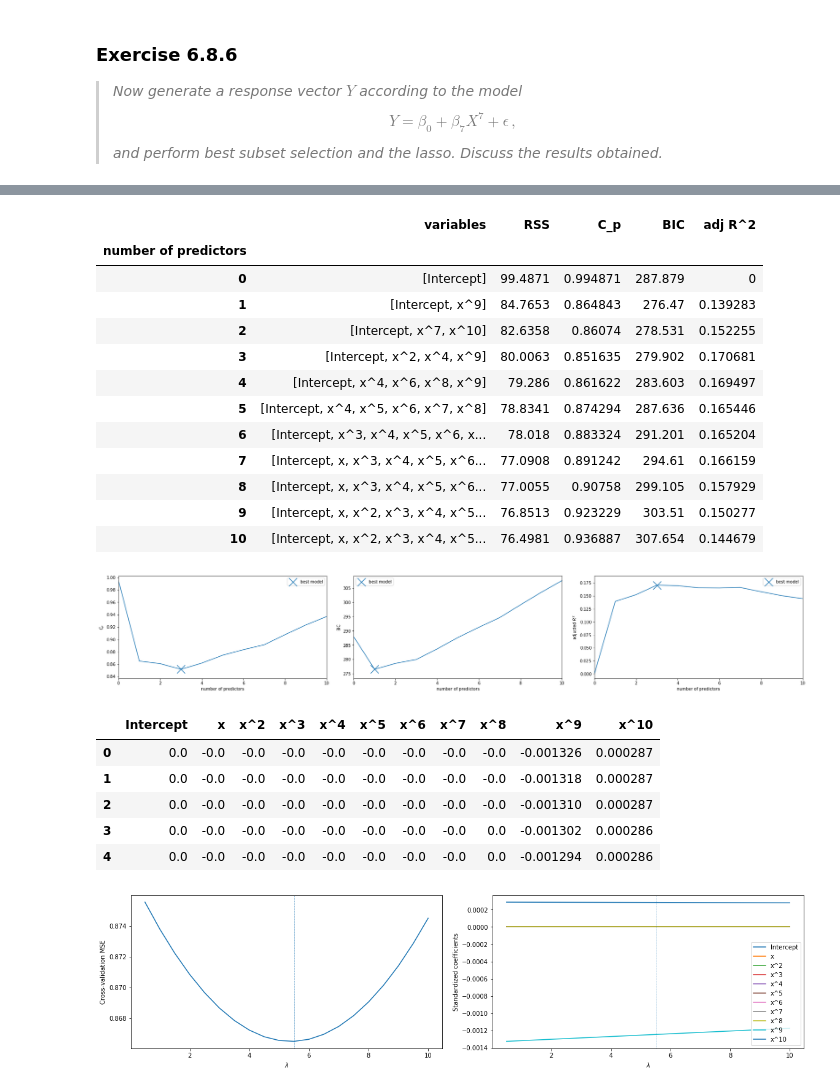
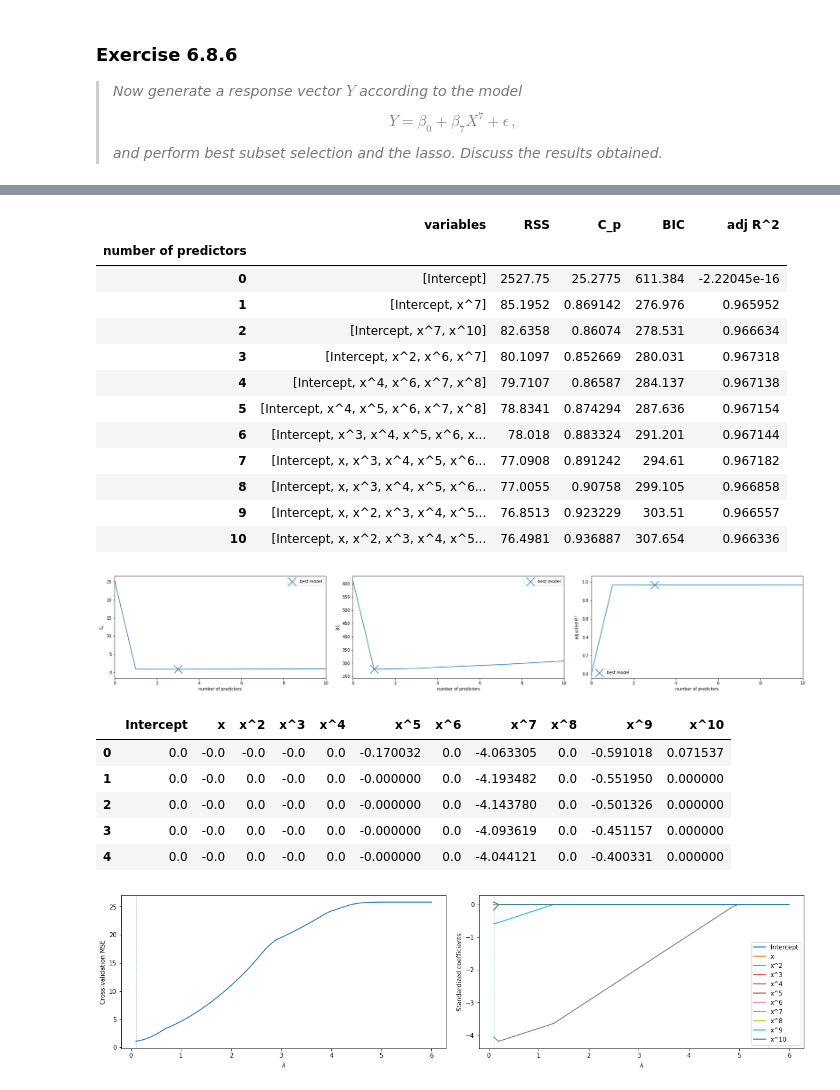
Before and after one commit to HerrBroekman/Python-solutions-for-An-Introduction-to-Statistical-Learning, a Jupyter notebook: Chapter6/Exercise08/6_8.ipynb, the cells around one changed output, grey strips where cells are left out. Saved outputs shown, nothing was run; the diff lists cells and outputs as text; code cells hidden in the pictures.

Commit message:
Forgot to use df_x_standardized for the second lasso regression.

```diff
--- a/Chapter6/Exercise08/6_8.ipynb
+++ b/Chapter6/Exercise08/6_8.ipynb
@@ -418,7 +418,7 @@ $$
 and perform best subset selection and the lasso. Discuss the results obtained.</i>
 </blockquote>
 # %%
-y = b0 - 0.01*x**7 + epsilon
+y = b0 - 0.1*x**7 + epsilon
 df_y = pd.DataFrame({'y': y})
 
 model = sm.OLS(df_y, df_x[['Intercept', 'x^7']])
@@ -496,32 +496,32 @@ _ = ax3.legend()
 # %% [output]
 |  | variables | RSS | C_p | BIC | adj R^2 |
 | number of predictors |  |  |  |  |  |
-| 0 | [Intercept] | 99.4871 | 0.994871 | 287.879 | 0 |
-| 1 | [Intercept, x^9] | 84.7653 | 0.864843 | 276.47 | 0.139283 |
-| 2 | [Intercept, x^7, x^10] | 82.6358 | 0.86074 | 278.531 | 0.152255 |
-| 3 | [Intercept, x^2, x^4, x^9] | 80.0063 | 0.851635 | 279.902 | 0.170681 |
-| 4 | [Intercept, x^4, x^6, x^8, x^9] | 79.286 | 0.861622 | 283.603 | 0.169497 |
-| 5 | [Intercept, x^4, x^5, x^6, x^7, x^8] | 78.8341 | 0.874294 | 287.636 | 0.165446 |
-| 6 | [Intercept, x^3, x^4, x^5, x^6, x... | 78.018 | 0.883324 | 291.201 | 0.165204 |
-| 7 | [Intercept, x, x^3, x^4, x^5, x^6... | 77.0908 | 0.891242 | 294.61 | 0.166159 |
-| 8 | [Intercept, x, x^3, x^4, x^5, x^6... | 77.0055 | 0.90758 | 299.105 | 0.157929 |
-| 9 | [Intercept, x, x^2, x^3, x^4, x^5... | 76.8513 | 0.923229 | 303.51 | 0.150277 |
-| 10 | [Intercept, x, x^2, x^3, x^4, x^5... | 76.4981 | 0.936887 | 307.654 | 0.144679 |
+| 0 | [Intercept] | 2527.75 | 25.2775 | 611.384 | -2.22045e-16 |
+| 1 | [Intercept, x^7] | 85.1952 | 0.869142 | 276.976 | 0.965952 |
+| 2 | [Intercept, x^7, x^10] | 82.6358 | 0.86074 | 278.531 | 0.966634 |
+| 3 | [Intercept, x^2, x^6, x^7] | 80.1097 | 0.852669 | 280.031 | 0.967318 |
+| 4 | [Intercept, x^4, x^6, x^7, x^8] | 79.7107 | 0.86587 | 284.137 | 0.967138 |
+| 5 | [Intercept, x^4, x^5, x^6, x^7, x^8] | 78.8341 | 0.874294 | 287.636 | 0.967154 |
+| 6 | [Intercept, x^3, x^4, x^5, x^6, x... | 78.018 | 0.883324 | 291.201 | 0.967144 |
+| 7 | [Intercept, x, x^3, x^4, x^5, x^6... | 77.0908 | 0.891242 | 294.61 | 0.967182 |
+| 8 | [Intercept, x, x^3, x^4, x^5, x^6... | 77.0055 | 0.90758 | 299.105 | 0.966858 |
+| 9 | [Intercept, x, x^2, x^3, x^4, x^5... | 76.8513 | 0.923229 | 303.51 | 0.966557 |
+| 10 | [Intercept, x, x^2, x^3, x^4, x^5... | 76.4981 | 0.936887 | 307.654 | 0.966336 |
-[figure, old version]
+[figure, new version]
 # %%
 # lasso model
 columns = df_x.columns
 loocv = LeaveOneOut() # leave-one-out cross-validation
-stop = 10
-num = 20
+stop = 6
+num = 60
 start = stop / num
 lambda_arr = np.linspace(start=start, stop=stop, num=num)
 mse_arr = np.empty(shape=lambda_arr.shape)
 coef_arr = np.zeros(shape=(lambda_arr.shape[0], int(p+1)))
 for index, lambda_ in enumerate(lambda_arr):
     MSE = 0
-    for train_index, test_index in loocv.split(df_x):
-        df_x_train, df_x_test = df_x.iloc[train_index], df_x.iloc[test_index]
+    for train_index, test_index in loocv.split(df_x_standardized):
+        df_x_train, df_x_test = df_x_standardized.iloc[train_index], df_x_standardized.iloc[test_index]
         df_y_train, df_y_test = df_y.iloc[train_index], df_y.iloc[test_index]
 
         model = Lasso(alpha=lambda_)
@@ -532,39 +532,39 @@ for index, lambda_ in enumerate(lambda_arr):
     mse_arr[index] = MSE / n
 
     model = Lasso(alpha=lambda_)
-    _ = model.fit(df_x, df_y) # fit with full data set
+    _ = model.fit(df_x_standardized, df_y) # fit with full data set
     coef_arr[index] = model.coef_
 
 df_lasso_results = pd.DataFrame({
     'lambda': lambda_arr,
     'MSE': mse_arr,
 })
 lambda_min_mse = df_lasso_results.loc[df_lasso_results['MSE'].idxmin()].loc['lambda']
 
 df_coef = pd.DataFrame(coef_arr, columns=columns)
 df_coef.head()
 
 numberOfSubplots = 2
 fig, [ax1, ax2] = plt.subplots(1, numberOfSubplots, constrained_layout=True, figsize=(8*numberOfSubplots, 4))
 
 _ = df_lasso_results.plot(x='lambda', y='MSE', ax=ax1, legend=None)
 _ = ax1.axvline(x=lambda_min_mse, linestyle='dashed', linewidth=0.5)
 _ = ax1.set_ylabel('Cross-validation MSE')
 _ = ax1.set_xlabel(r'$\lambda$')
 
 for column in columns:
     _ = ax2.plot(df_lasso_results['lambda'], df_coef[column], label=column)
     _ = ax2.set_ylabel('Standardized coefficients')
     _ = ax2.set_xlabel(r'$\lambda$')
 
 _ = ax2.axvline(x=lambda_min_mse, linestyle='dashed', linewidth=0.5)
 _ = ax2.legend(loc='lower right')
 _ = ax1.set_xlim(ax2.get_xlim())
 # %% [output]
 |  | Intercept | x | x^2 | x^3 | x^4 | x^5 | x^6 | x^7 | x^8 | x^9 | x^10 |
-| 0 | 0.0 | -0.0 | -0.0 | -0.0 | -0.0 | -0.0 | -0.0 | -0.0 | -0.0 | -0.001326 | 0.000287 |
-| 1 | 0.0 | -0.0 | -0.0 | -0.0 | -0.0 | -0.0 | -0.0 | -0.0 | -0.0 | -0.001318 | 0.000287 |
-| 2 | 0.0 | -0.0 | -0.0 | -0.0 | -0.0 | -0.0 | -0.0 | -0.0 | -0.0 | -0.001310 | 0.000287 |
-| 3 | 0.0 | -0.0 | -0.0 | -0.0 | -0.0 | -0.0 | -0.0 | -0.0 | 0.0 | -0.001302 | 0.000286 |
-| 4 | 0.0 | -0.0 | -0.0 | -0.0 | -0.0 | -0.0 | -0.0 | -0.0 | 0.0 | -0.001294 | 0.000286 |
+| 0 | 0.0 | -0.0 | -0.0 | -0.0 | 0.0 | -0.170032 | 0.0 | -4.063305 | 0.0 | -0.591018 | 0.071537 |
+| 1 | 0.0 | -0.0 | 0.0 | -0.0 | 0.0 | -0.000000 | 0.0 | -4.193482 | 0.0 | -0.551950 | 0.000000 |
+| 2 | 0.0 | -0.0 | 0.0 | -0.0 | 0.0 | -0.000000 | 0.0 | -4.143780 | 0.0 | -0.501326 | 0.000000 |
+| 3 | 0.0 | -0.0 | 0.0 | -0.0 | 0.0 | -0.000000 | 0.0 | -4.093619 | 0.0 | -0.451157 | 0.000000 |
+| 4 | 0.0 | -0.0 | 0.0 | -0.0 | 0.0 | -0.000000 | 0.0 | -4.044121 | 0.0 | -0.400331 | 0.000000 |
-[figure, old version]
+[figure, new version]
```
Also changed, not shown: parts of 1 cell of this notebook.
